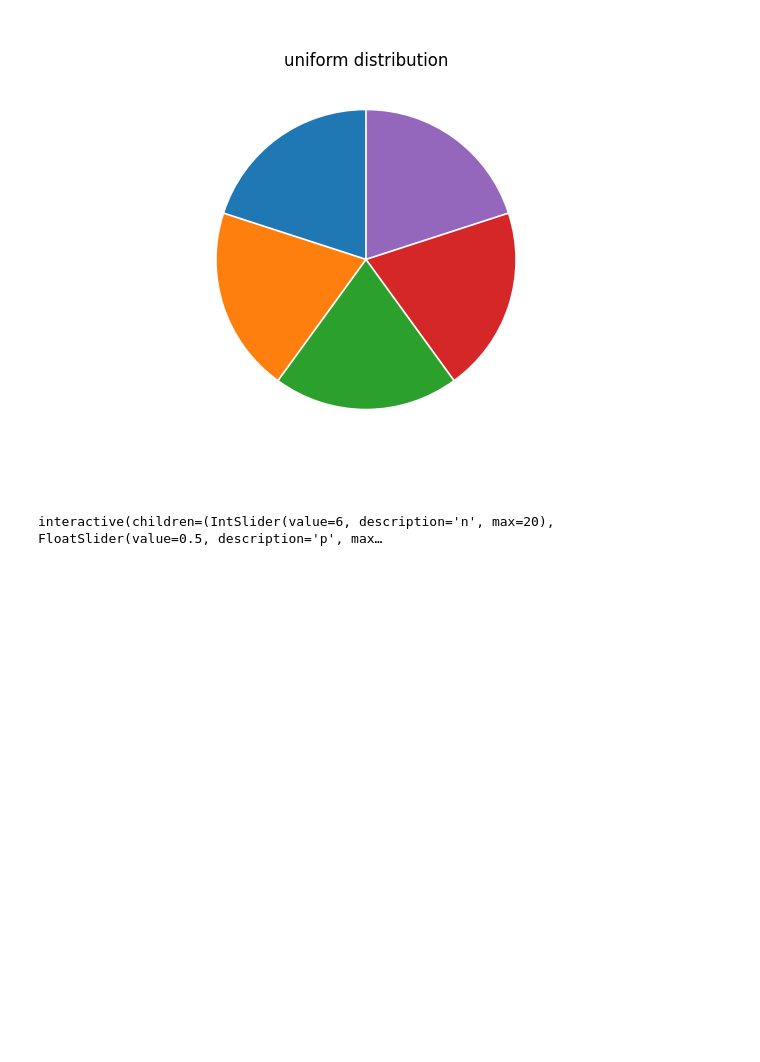
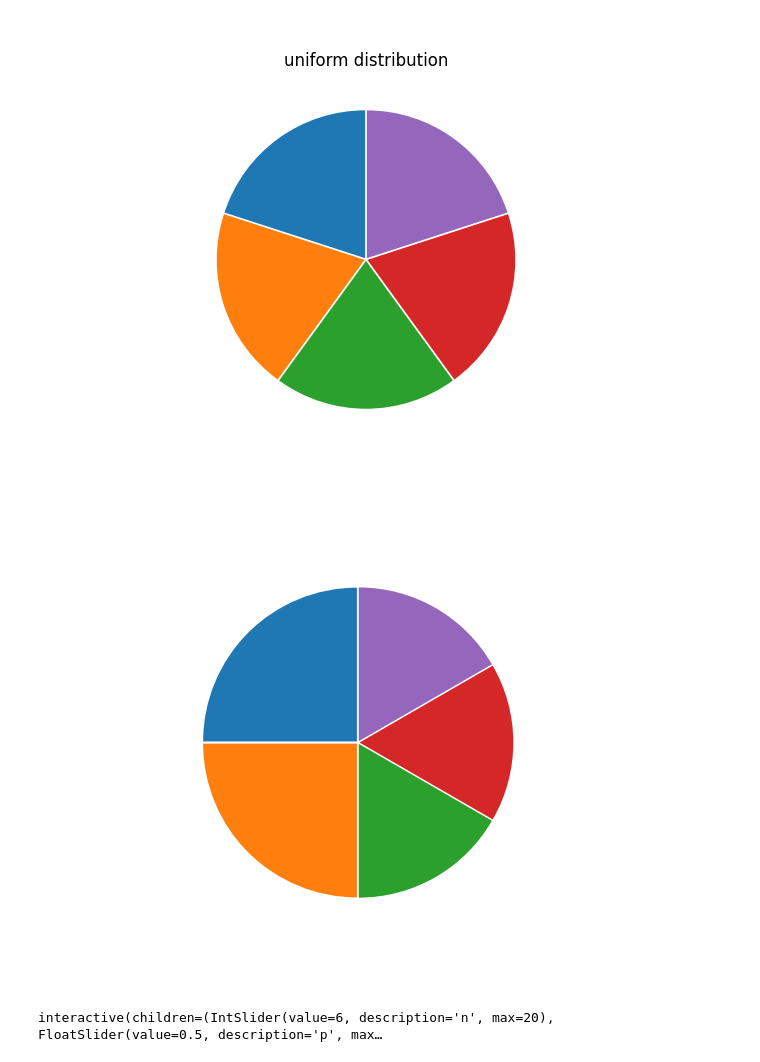
Before and after one commit to cschaffner/ITNuggets, a Jupyter notebook: notebooks/ITNuggets.ipynb, the cells around one changed output. Drawn from its saved outputs; the diff is of its cells as text; code cells hidden in the pictures; blank space fills up the shorter version.

```diff
--- a/notebooks/ITNuggets.ipynb
+++ b/notebooks/ITNuggets.ipynb
@@ -102,6 +102,15 @@ plt.savefig("unif", transparent=True)
 plt.show()
 # %% [output]
 [figure]
+# %%
+y = np.array([1/4, 1/4, 1/6, 1/6, 1/6])
+myexplode = [0.01, 0.01, 0.01, 0.01, 0.01]
+plt.pie(y, startangle = 90, explode = myexplode)
+plt.savefig("process_example", transparent=True)
+plt.show()
+# TODO: adjust colors to the ones used on the slide
+# %% [output]
+[figure, added]
 # %%
 import piplite
 await piplite.install('ipywidgets')
```
Also changed, not shown: parts of 18 cells of this notebook, 3 other files.
